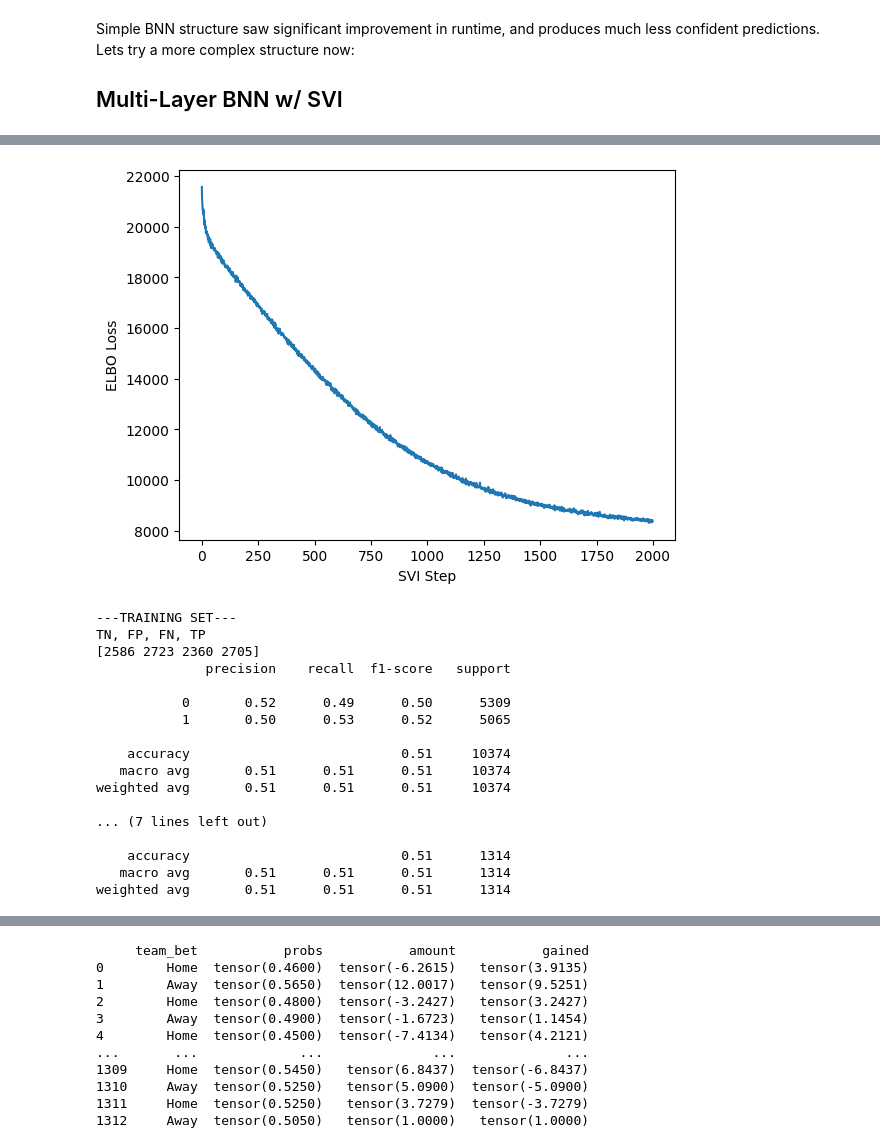
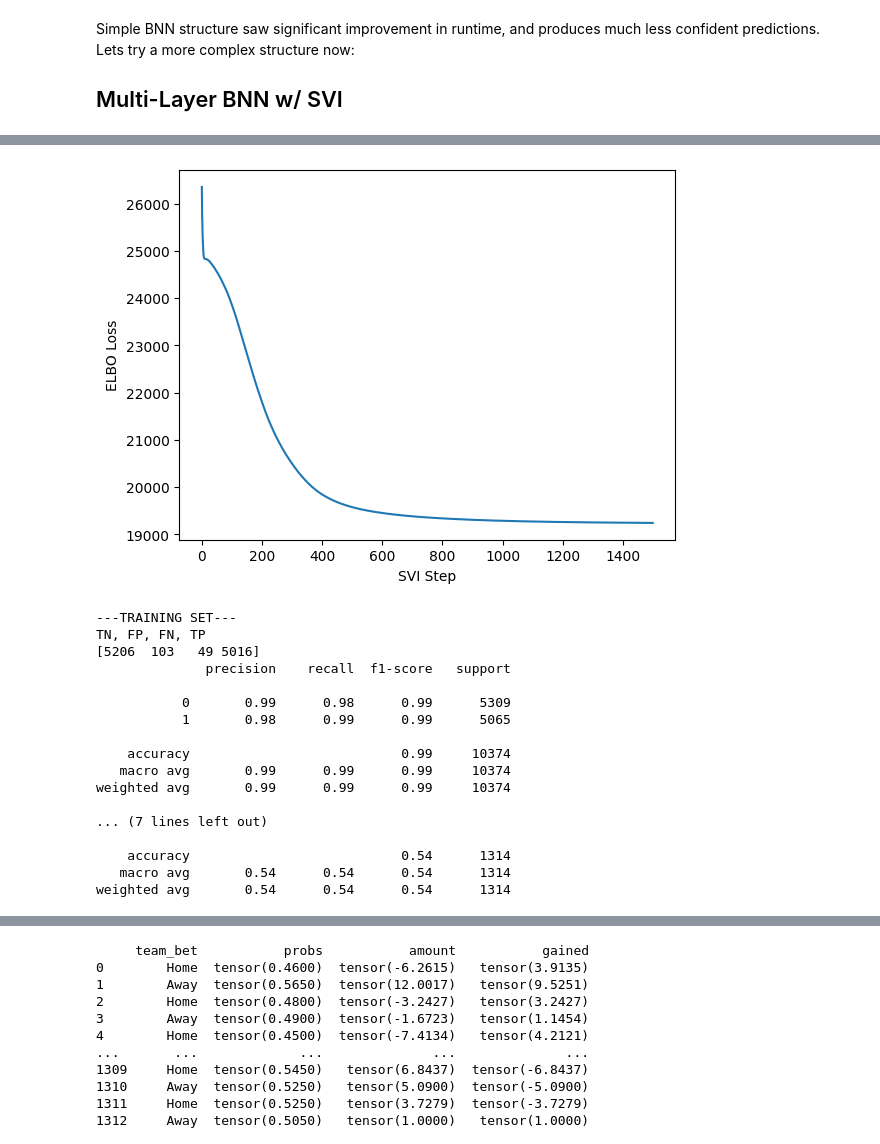
Before and after one commit to Andrei-Treil/betting_bot, a Jupyter notebook: notebooks/bnn_betting.ipynb, the cells around one changed output, grey strips where cells are left out. Cells and saved outputs as stored; diff of their text form; code cells hidden in the pictures.

Commit message:
SVI accurate on training

```diff
--- a/notebooks/bnn_betting.ipynb
+++ b/notebooks/bnn_betting.ipynb
@@ -644,7 +644,7 @@ Simple BNN structure saw significant improvement in runtime, and produces much l
 from torch.nn import LogSoftmax
 
 class BNN_Multi_Layer_SVI(PyroModule):
-    def __init__(self, in_dim=1, out_dim=1, first_hid_dim=5, sec_hid_dim=5, thir_hid_dim=5, prior_scale=1.):
+    def __init__(self, in_dim=1, out_dim=1, first_hid_dim=5, sec_hid_dim=5, thir_hid_dim=5, prior_scale=1., bias_scale=10.):
         super().__init__()
 
         self.activation = nn.Tanh()
@@ -655,13 +655,13 @@ class BNN_Multi_Layer_SVI(PyroModule):
 
         # Set layer parameters as random variables
         self.layer1.weight = PyroSample(dist.Normal(0., prior_scale).expand([in_dim, first_hid_dim]).to_event(2))
-        self.layer1.bias = PyroSample(dist.Normal(0., prior_scale).expand([first_hid_dim,]).to_event(1))
+        self.layer1.bias = PyroSample(dist.Normal(0., bias_scale).expand([first_hid_dim,]).to_event(1))
         self.layer2.weight = PyroSample(dist.Normal(0., prior_scale).expand([first_hid_dim, sec_hid_dim]).to_event(2))
-        self.layer2.bias = PyroSample(dist.Normal(0., prior_scale).expand([sec_hid_dim,]).to_event(1)) # output bias term
+        self.layer2.bias = PyroSample(dist.Normal(0., bias_scale).expand([sec_hid_dim,]).to_event(1)) # output bias term
         self.layer3.weight = PyroSample(dist.Normal(0., prior_scale).expand([sec_hid_dim, thir_hid_dim]).to_event(2))
-        self.layer3.bias = PyroSample(dist.Normal(0., prior_scale).expand([thir_hid_dim,]).to_event(1)) # output bias term
+        self.layer3.bias = PyroSample(dist.Normal(0., bias_scale).expand([thir_hid_dim,]).to_event(1)) # output bias term
         self.out.weight = PyroSample(dist.Normal(0., prior_scale).expand([thir_hid_dim, out_dim]).to_event(2))
-        self.out.bias = PyroSample(dist.Normal(0., prior_scale).expand([out_dim,]).to_event(1)) # output bias term
+        self.out.bias = PyroSample(dist.Normal(0., bias_scale).expand([out_dim,]).to_event(1)) # output bias term
 
     def forward(self, x, y=None):
         z1 = self.activation(x @ self.layer1.weight + self.layer1.bias) # pass thru first layer
@@ -669,10 +669,10 @@ class BNN_Multi_Layer_SVI(PyroModule):
         z3 = self.activation(z2 @ self.layer3.weight + self.layer3.bias) # output layer
         z4 = self.activation(z3 @ self.out.weight + self.out.bias) # output layer
 
-        # y_hat = Softmax(dim=1)(z4)
+        y_hat = Softmax(dim=1)(z4)
 
         with pyro.plate("data"):
-            obs = pyro.sample("obs", dist.OneHotCategorical(logits=z4).to_event(1), obs=y,
+            obs = pyro.sample("obs", dist.OneHotCategorical(probs=y_hat).to_event(1), obs=y,
                         infer={"enumerate": "parallel"})
 
-        return z4
+        return y_hat
@@ -725,24 +692,30 @@ y_train = torch.Tensor(samples)
 y_test = torch.FloatTensor(samp_test)
 # %%
-from pyro.infer.autoguide import AutoNormal, AutoDiagonalNormal
+from pyro.infer.autoguide import AutoNormal, AutoDiagonalNormal, AutoContinuous, AutoDelta, AutoMultivariateNormal, AutoLaplaceApproximation, AutoStructured
 from pyro.optim import ClippedAdam
 from pyro.infer import TraceEnum_ELBO
 from pyro.optim import Adam
 
 pyro.clear_param_store()
-new_model = BNN_Multi_Layer_SVI(in_dim=16,first_hid_dim=32,sec_hid_dim=64,thir_hid_dim=32,out_dim=2,prior_scale=2.)
-guide = AutoDiagonalNormal(new_model)
+bnn_cat = BNN_Multi_Layer_SVI(in_dim=16,first_hid_dim=64,sec_hid_dim=128,thir_hid_dim=64,out_dim=2,prior_scale=1,bias_scale=5)
+guide = AutoDelta(bnn_cat)
+num_steps = 1500
 
-svi = SVI(new_model, guide, Adam({"lr": 0.003}), TraceEnum_ELBO()) # max_plate_nesting=1
-# steps = 2000
+init_lr = 0.0025
+gamma = 0.01
+lrd = gamma ** (1/num_steps)
+optim = ClippedAdam({'lr': init_lr, 'lrd': lrd, "betas": (0.95, 0.999)})
+# optim = Adam({"lr": 0.01,"betas": (0.95, 0.999)})
+
+svi = SVI(bnn_cat, guide, optim, TraceEnum_ELBO())
 losses = []
 steps = []
 
-for i in range(2000):
+for i in range(num_steps):
     loss = svi.step(x_train,y_train)
     losses.append(loss)
     steps.append(i)
-    if i % 200 == 0:
+    if i % (num_steps/10) == 0:
         print("[iteration %04d] loss: %.4f" % (i + 1, loss / len(x_train)))
 
 plt.plot(steps,losses)
@@ -763,23 +736,21 @@ plt.show()
-[figure, old version]
+[figure, new version]
 # %%
 pyro.clear_param_store()
-predictive = Predictive(new_model, guide=guide, num_samples=200, return_sites=["obs","_RETURN"]) # confidence scales inversely w/ num_samples, low num_samp -> high confidence
-# train_preds = predictive(x_train)['obs'].T.float().mean(axis=2)
-# test_preds = predictive(x_test)['obs'].T.float().mean(axis=2)
-train_preds = predictive(x_train)['obs'].float().mean(axis=1).float().mean(axis=0)
-test_preds = predictive(x_test)['obs'].float().mean(axis=1).float().mean(axis=0)
+predictive = Predictive(bnn_cat, guide=guide, num_samples=10, return_sites=["obs","_RETURN"]) # confidence scales inversely w/ num_samples, low num_samp -> high confidence
 
-# adj_train_preds = [0 if p < 0.5 else 1 for p in train_preds]
-# adj_test_preds = [0 if p < 0.5 else 1 for p in test_preds]
-adj_train_preds = [0 if p[0] < p[1] else 1 for p in train_preds]
-adj_test_preds = [0 if p[0] < p[1] else 1 for p in test_preds]
 y_train_1d = [0 if j[0] == 0 else 1 for j in y_train] # [0,1] -> home win -> 0 indicates home win, 1 indicates away
 y_test_1d = [0 if j[0] == 0 else 1 for j in y_test]
 
+train_preds = predictive(x_train)['obs'].float().mean(axis=1).float().mean(axis=0)
+adj_train_preds = [0 if p[0] < p[1] else 1 for p in train_preds]
 print('---TRAINING SET---')
 print('TN, FP, FN, TP')
 print(confusion_matrix(y_train_1d,adj_train_preds).ravel())
 print(classification_report(y_train_1d,adj_train_preds))
+
+pyro.clear_param_store()
+test_preds = predictive(x_test)['obs'].float().mean(axis=1).float().mean(axis=0)
+adj_test_preds = [0 if p[0] < p[1] else 1 for p in test_preds]
 print('---TEST SET---')
 print('TN, FP, FN, TP')
 print(confusion_matrix(y_test_1d,adj_test_preds).ravel())
@@ -787,19 +758,19 @@ print(classification_report(y_test_1d,adj_test_preds))
 # %% [output]
 ---TRAINING SET---
 TN, FP, FN, TP
-[2586 2723 2360 2705]
+[5206  103   49 5016]
               precision    recall  f1-score   support
 
-           0       0.52      0.49      0.50      5309
-           1       0.50      0.53      0.52      5065
+           0       0.99      0.98      0.99      5309
+           1       0.98      0.99      0.99      5065
 
-    accuracy                           0.51     10374
-   macro avg       0.51      0.51      0.51     10374
-weighted avg       0.51      0.51      0.51     10374
+    accuracy                           0.99     10374
+   macro avg       0.99      0.99      0.99     10374
+weighted avg       0.99      0.99      0.99     10374
 
 ... (7 lines left out)
 
-    accuracy                           0.51      1314
-   macro avg       0.51      0.51      0.51      1314
-weighted avg       0.51      0.51      0.51      1314
+    accuracy                           0.54      1314
+   macro avg       0.54      0.54      0.54      1314
+weighted avg       0.54      0.54      0.54      1314
 # %%
```
Also changed, not shown: parts of 7 cells of this notebook.
